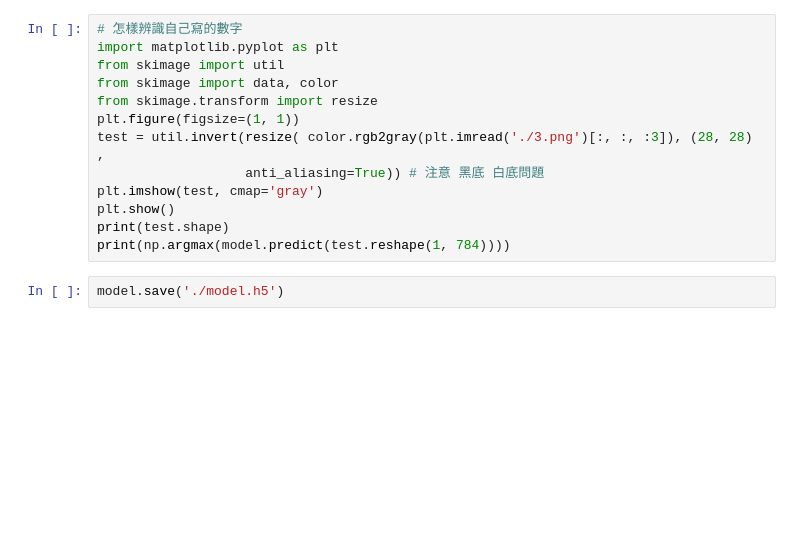
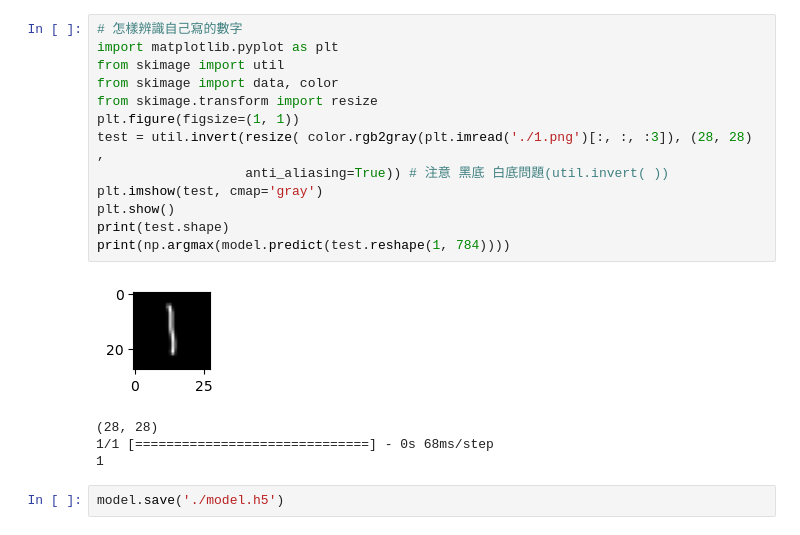
Before and after one commit to JianMing0307/Deep_Learning_, a Jupyter notebook: 3.神經網絡實作/4_1Softmax-MNIST.ipynb, the cells around one changed output. Cells and saved outputs as stored; diff of their text form; blank space fills up the shorter version.

```diff
--- a/3.神經網絡實作/4_1Softmax-MNIST.ipynb
+++ b/3.神經網絡實作/4_1Softmax-MNIST.ipynb
@@ -103,16 +175,21 @@ plt.show()
 # %%
 # 怎樣辨識自己寫的數字
 import matplotlib.pyplot as plt
 from skimage import util
 from skimage import data, color
 from skimage.transform import resize
 plt.figure(figsize=(1, 1))
-test = util.invert(resize( color.rgb2gray(plt.imread('./3.png')[:, :, :3]), (28, 28)  ,
-                   anti_aliasing=True)) # 注意 黑底 白底問題
+test = util.invert(resize( color.rgb2gray(plt.imread('./1.png')[:, :, :3]), (28, 28)  ,
+                   anti_aliasing=True)) # 注意 黑底 白底問題(util.invert( ))
 plt.imshow(test, cmap='gray')
 plt.show()
 print(test.shape)
 print(np.argmax(model.predict(test.reshape(1, 784))))
+# %% [output]
+[figure, added]
+(28, 28)
+1/1 [==============================] - 0s 68ms/step
+1
 # %%
 model.save('./model.h5')
 # %%
```
Also changed, not shown: parts of 12 cells of this notebook, 11 other files.
